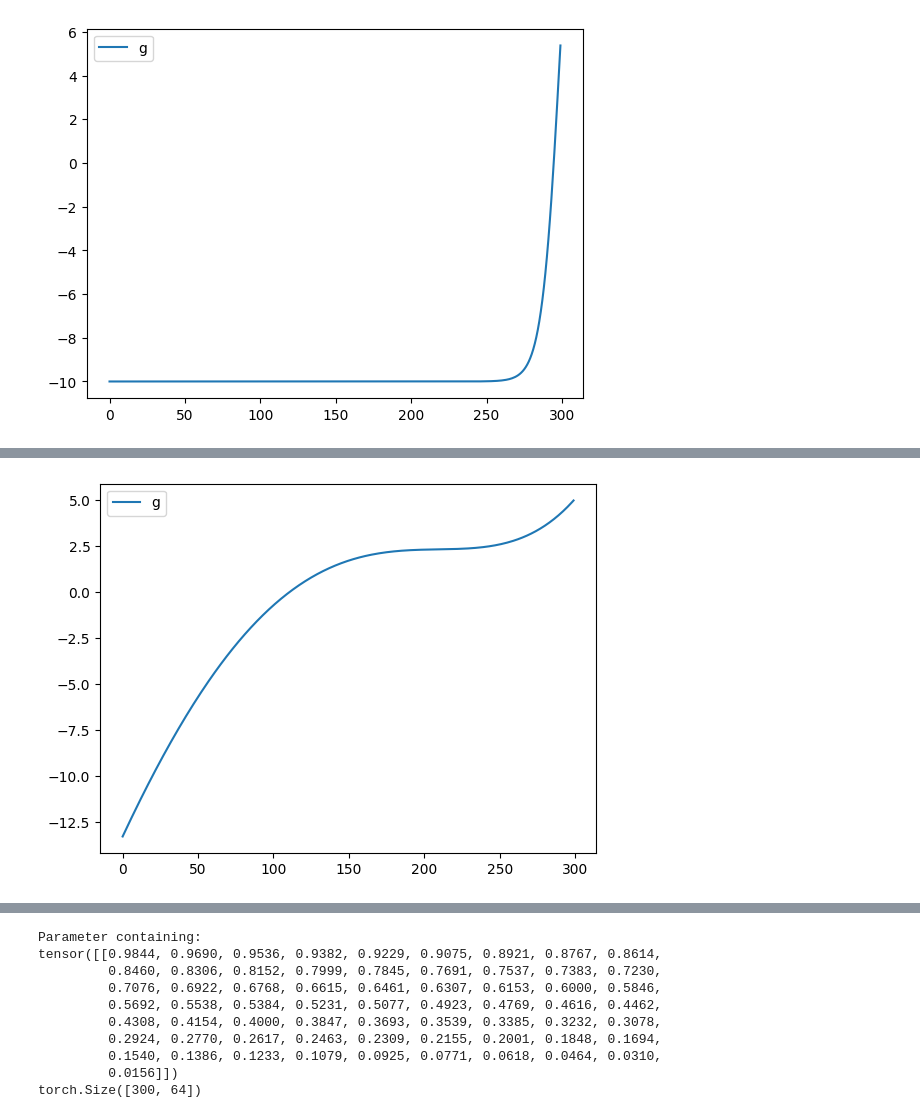
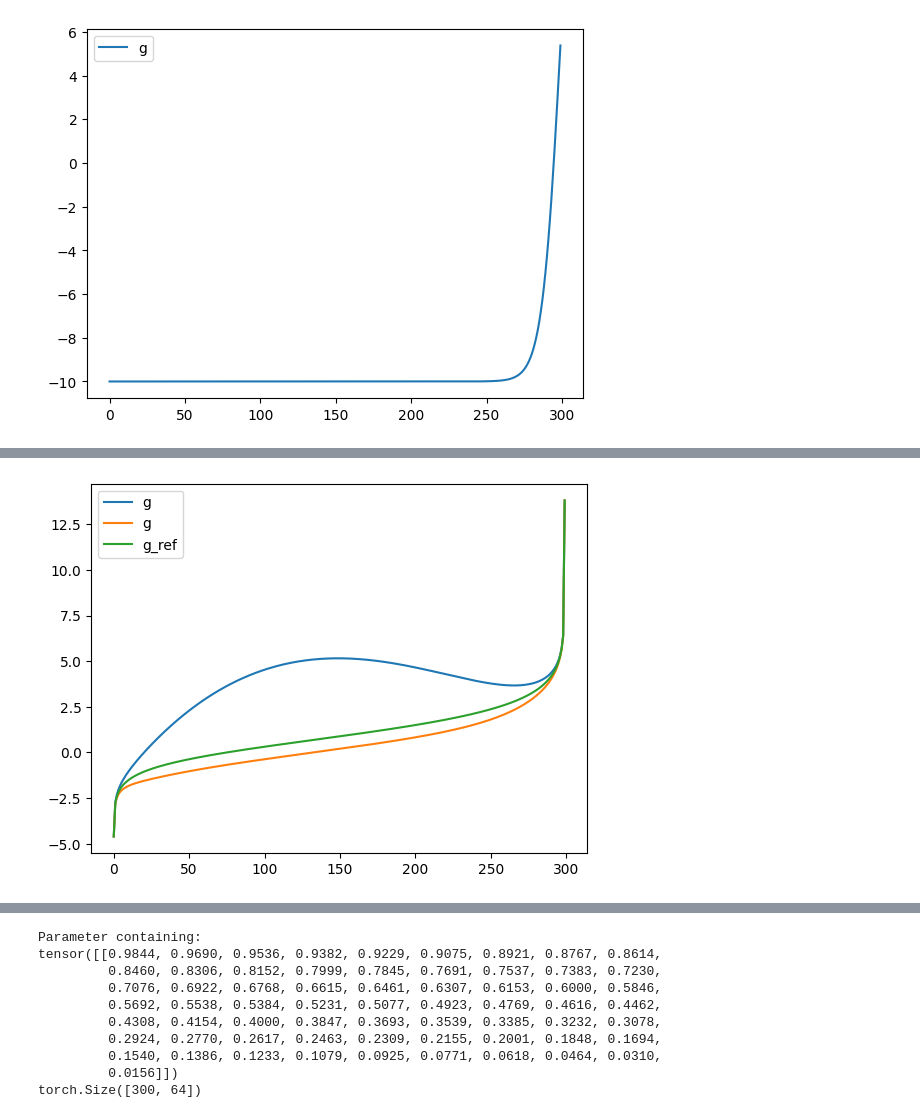
Before and after one commit to Nesta-gitU/discrete_diffusion, a Jupyter notebook: notebooks/ndm_parameterisation_modified (1).ipynb, the cells around one changed output, grey strips where cells are left out. Cells and saved outputs as stored; diff of their text form; code cells hidden in the pictures.

```diff
--- a/notebooks/ndm_parameterisation_modified (1).ipynb
+++ b/notebooks/ndm_parameterisation_modified (1).ipynb
@@ -735,7 +735,7 @@ class GammaMuLAN(Gamma):
         self.min_gamma = self.config.gamma_min
         self.max_minus_min_gamma = self.config.gamma_max - self.config.gamma_min
         self.grad_min_epsilon = 0.001
-
+        self.around_reference = self.config.around_reference
 
 
         #self.l1 = nn.Linear(self.n_features, self.n_features)
@@ -772,13 +772,13 @@ class GammaMuLAN(Gamma):
         + (b ** 2 + 2 * a * c) * (t ** 2)
         + a * b * (t ** 3) * 2.0
         + b * c * t * 2
-        + (c ** 2))
+        + (c ** 2 + self.grad_min_epsilon))
 
         scale = ((a ** 2) / 5.0
                 + (b ** 2 + 2 * a * c) / 3.0
                 + a * b / 2.0
                 + b * c
-                + (c ** 2))
+                + (c ** 2 + self.grad_min_epsilon))
 
         return self.max_minus_min_gamma * polynomial / scale
 
@@ -790,22 +790,60 @@ class GammaMuLAN(Gamma):
         c = 1e-3 + torch.nn.functional.softplus(self.l3_c(_h))
         return a, b, c
 
+    def get_reference_gamma(self, t):
+        def safe_logit(x, eps=1e-6):
+            """
+            Stable log( x / (1 - x) ) for x in (0, 1).
+
+            Parameters
+            ----------
+            x   : torch.Tensor   -- input, any shape
+            eps : float          -- clamp width; keeps gradients finite
+            """
+            x = x.clamp(eps, 1.0 - eps)            # avoid exactly 0 or 1
+            return torch.log(x) - torch.log1p(-x)   # log(x) - log(1 - x)
+        s = (0.99-t) * 0.0001
+        sqrt = torch.sqrt(t+s)
+        gamma = safe_logit(sqrt)
+
+        #gamma = torch.log(1/(1-sqrt) - 1)
+        #gamma = -10 + 20 * t
+        return gamma
+
     def get_gamma(self, t):
         x = torch.ones_like(t)
         a, b, c = self._compute_coefficients(x)
-        gamma_flat = self._eval_polynomial(a, b, c, t)
+        gamma = self._eval_polynomial(a, b, c, t)
+        #print(gamma.shape, "before")
+
+        #print(self.around_reference)
+        if self.around_reference:
+            #print("hallooooooo")
+            reference_gamma = self.get_reference_gamma(t)
+            #gamma_i = gamma + gamma’_i - gamma’
+            #where gamma is the reference gamma, and
+            #gamma’ = log D - log sum exp(-gamma’_i)
+            gamma_mean = torch.log(torch.tensor(self.n_features)) - torch.logsumexp(-gamma, dim=-1)
+            #print(reference_gamma.shape, "ref")
+            #print(gamma_mean.shape, "mean")
+            gamma = reference_gamma + gamma - gamma_mean.unsqueeze(-1) #should broadcast
+            #print(gamma.shape, "after")
+
         #shape should be bs=t.shape[0], gamma_shape
         #how do I append a value to the shape though?
+        gamma = gamma.view(-1, *self.gamma_shape)
 
-        gamma = gamma_flat.view(-1, *self.gamma_shape)
-        #print(gamma.shape, "gamma shape")
         return gamma
 
     def forward(self, t):
+        if self.around_reference:
+            gamma, dgamma = t_dir(self.get_gamma, t)
+            dgamma = torch.clamp(dgamma, min=self.grad_min_epsilon)
+            return gamma, dgamma
+
         x = torch.ones_like(t)
         a, b, c = self._compute_coefficients(x)
         dg = self._grad_t(a, b, c, t)
-        dg = dg.clamp(min=self.grad_min_epsilon)
         return self.get_gamma(t), dg
 
     #def forward(self, t):
@@ -825,22 +863,58 @@ class GammaMuLAN(Gamma):
 from types import SimpleNamespace
 
 mulan_config = SimpleNamespace(
-                gamma_shape=(1,),
+                gamma_shape=(2,),
                 seq_len= 1,
-                embedding_dim= 1,
-                gamma_min= -13.3,
-                gamma_max= 5.0
+                embedding_dim= 2,
+                gamma_min= -4.6002,
+                gamma_max= 14.5561,
+                around_reference=True,
                 )
 
+#if gamma min and gamma max dont match the reference curve you will get weird stuff
+#for the reference curve we can get gamma min and gamma max by
+
 gamma_here = GammaMuLAN(mulan_config)
+
+gamma_min = gamma_here.get_reference_gamma(torch.tensor(0.))
+gamma_max = gamma_here.get_reference_gamma(torch.tensor(1.))
+print(gamma_min, gamma_max)
 with torch.no_grad():
     t = torch.linspace(0, 1, 300)[:, None]
 
     g, dgmm = gamma_here(t)
+    g_reference = gamma_here.get_reference_gamma(t)
     #print(dgmm)
 
     #plt.plot(dgmm, label='dg')
     plt.plot(g, label='g')
+    plt.plot(g_reference, label='g_ref')
     plt.legend()
     plt.show()
+
+with torch.no_grad():
+    t = torch.linspace(0, 1, 300)[:, None]
+
+    g, dgmm = gamma_here(t)
+    g = torch.exp(-g)
+    g_reference = gamma_here.get_reference_gamma(t)
+    g_reference = torch.exp(-g_reference)
+    #print(dgmm)
+    g_mean = g.mean(dim=-1)
+
+    #plt.plot(dgmm, label='dg')
+    plt.plot(g, label='g_exp')
+    plt.plot(g_reference, label='g_ref_exp')
+    plt.plot(g_mean, label='g_mean')
+    plt.legend()
+    plt.show()
+
+precision      = g            # e^{-γ_i}
+precision_mean = precision.mean(dim=-1)   # average over D
+precision_ref  = g_reference
+
+print("max rel‑error",
+      ((precision_mean - precision_ref).abs()).max())
+
+print(((precision_mean - precision_ref).abs()).max())
 # %% [output]
@@ -847 +922 @@ with torch.no_grad():
-[figure, old version]
+[figure, new version]
```
Also changed, not shown: parts of 15 cells of this notebook, 4 other files.
